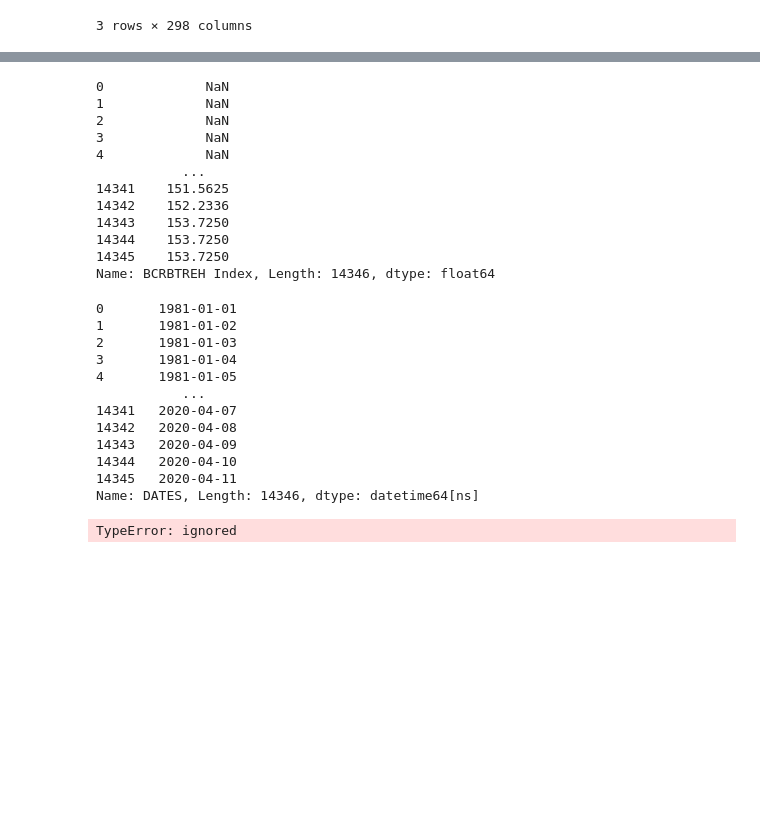
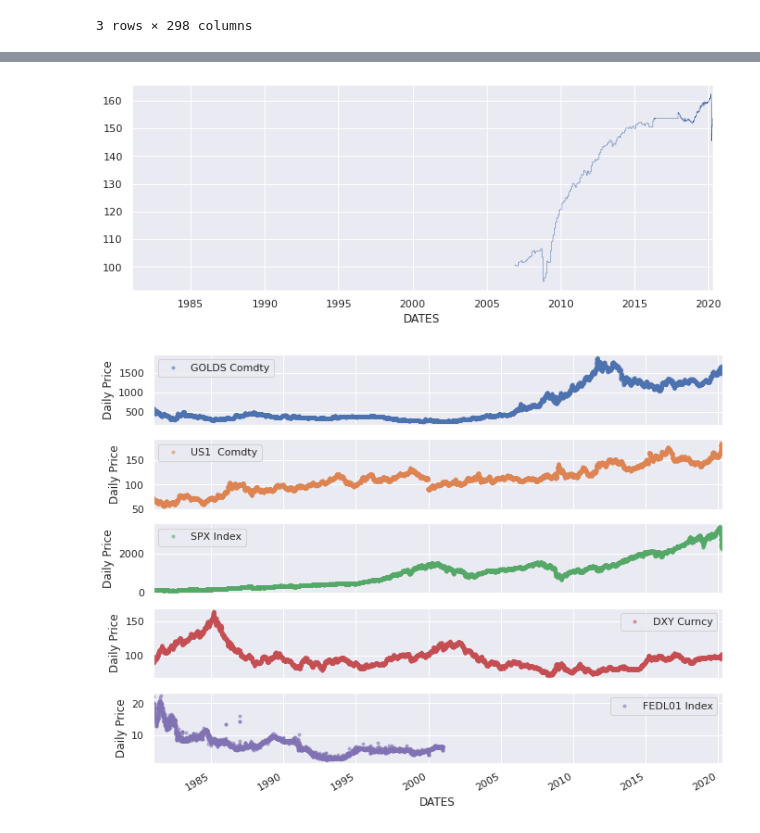
Before and after one commit to imiled/DL_Tools_For_Finance, a Jupyter notebook: FinanceData_ML.ipynb, the cells around one changed output, grey strips where cells are left out. Saved outputs shown, nothing was run; the diff lists cells and outputs as text; code cells hidden in the pictures; blank space fills up the shorter version.

```diff
--- a/FinanceData_ML.ipynb
+++ b/FinanceData_ML.ipynb
@@ -333,34 +347,15 @@ df.head(3)
+# %%
+import seaborn as sns
+# Use seaborn style defaults and set the default figure size
+sns.set(rc={'figure.figsize':(11, 4)})
 # %%
-df['BCRBTREH Index']
+df['BCRBTREH Index'].plot(linewidth=0.5);
 # %% [output]
-0             NaN
-1             NaN
-2             NaN
-3             NaN
-4             NaN
-           ...
-14341    151.5625
-14342    152.2336
-14343    153.7250
-14344    153.7250
-14345    153.7250
-Name: BCRBTREH Index, Length: 14346, dtype: float64
+[figure, added]
-# %%
-df['DATES']
-# %% [output]
-0       1981-01-01
-1       1981-01-02
-2       1981-01-03
-3       1981-01-04
-4       1981-01-05
-           ...
-14341   2020-04-07
-14342   2020-04-08
-14343   2020-04-09
-14344   2020-04-10
-14345   2020-04-11
-Name: DATES, Length: 14346, dtype: datetime64[ns]
-# %%
-pd.to_datetime()
-# %% [output]
-TypeError: ignored
+# %%
+cols_plot = ['GOLDS Comdty',	'US1  Comdty',	'SPX Index', 'DXY Curncy',	'FEDL01 Index']
+axes = df[cols_plot].plot(marker='.', alpha=0.5, linestyle='None', figsize=(11, 9), subplots=True)
+for ax in axes:
+    ax.set_ylabel('Daily Price')
+# %% [output]
+[figure, added]
```
Also changed, not shown: parts of 15 cells of this notebook.
